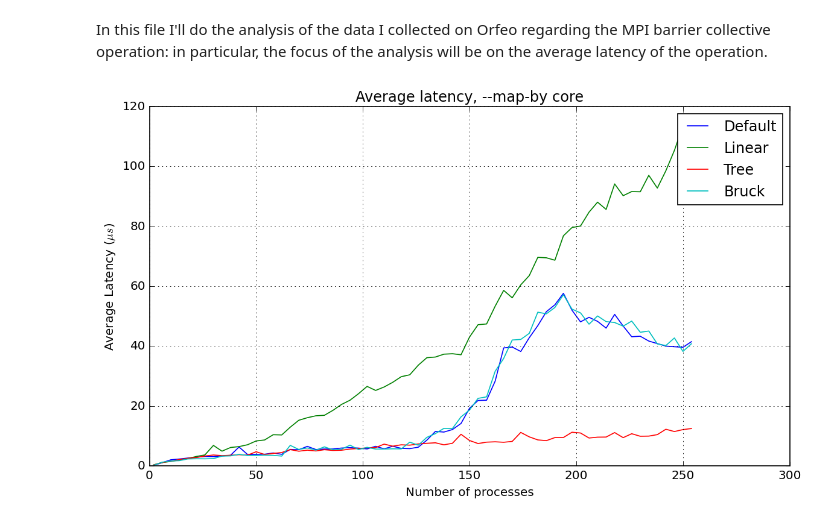
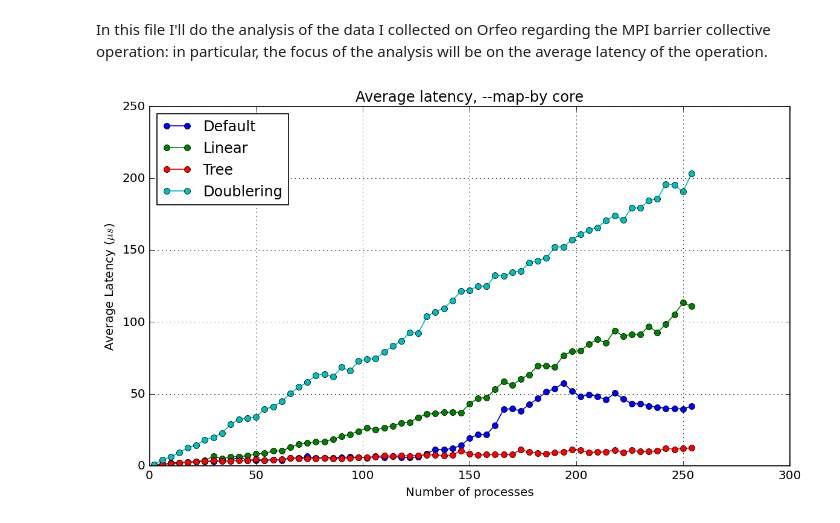
Before and after one commit to PieroZ01/High_Performance_Computing_Assignment, a Jupyter notebook: exercise1/Solution/barrier/barrier_data_analysis.ipynb, the cells around one changed output. Cells and saved outputs as stored; diff of their text form; code cells hidden in the pictures.

Commit message:
Completed barrier analysis

```diff
--- a/exercise1/Solution/barrier/barrier_data_analysis.ipynb
+++ b/exercise1/Solution/barrier/barrier_data_analysis.ipynb
@@ -12,9 +12,10 @@ barrier_default = pd.read_csv("./Results/barrier_default.csv")
 barrier_linear = pd.read_csv("./Results/barrier_linear.csv")
 barrier_tree = pd.read_csv("./Results/barrier_tree.csv")
 barrier_bruck = pd.read_csv("./Results/barrier_bruck.csv")
+barrier_doublering = pd.read_csv("./Results/barrier_doublering.csv")
 
 # Bind the data together in a single dataframe
-barrier_results = pd.concat([barrier_default, barrier_linear, barrier_tree, barrier_bruck])
+barrier_results = pd.concat([barrier_default, barrier_linear, barrier_tree, barrier_bruck, barrier_doublering])
 
 # Convert the Processes and Latency columns to int
 barrier_results["Processes"] = barrier_results["Processes"].astype(int)
@@ -34,37 +35,38 @@ def algorithm_comparison(plot, i, map):
     if current_barrier.empty:
         print("Invalid map allocation")
         return
 
     # Select the columns to plot
     x = current_barrier["Processes"].unique()
     y_default = current_barrier[current_barrier["Algorithm"] == "Default"]["Latency"]
     y_linear = current_barrier[current_barrier["Algorithm"] == "Linear"]["Latency"]
     y_tree = current_barrier[current_barrier["Algorithm"] == "Tree"]["Latency"]
-    y_bruck = current_barrier[current_barrier["Algorithm"] == "Bruck"]["Latency"]
+    y_doublering = current_barrier[current_barrier["Algorithm"] == "DoubleRing"]["Latency"]
 
     # Create a 2D plot
     ax = plot.add_subplot(1, 1, i+1)
 
     # Plot the data and set the labels
-    ax.plot(x, y_default, label="Default")
-    ax.plot(x, y_linear, label="Linear")
-    ax.plot(x, y_tree, label="Tree")
-    ax.plot(x, y_bruck, label="Bruck")
+    ax.plot(x, y_default, label="Default", marker="o")
+    ax.plot(x, y_linear, label="Linear", marker="o")
+    ax.plot(x, y_tree, label="Tree", marker="o")
+    ax.plot(x, y_doublering, label="Doublering", marker="o")
     ax.set_xlabel("Number of processes")
     ax.set_ylabel("Average Latency ($\mu s$)")
     ax.set_title(f"Average latency, --map-by {map}")
     ax.legend()
+    ax.legend(loc="upper left")
     plt.grid(True)
 
 # Create a single figure to plot the results
-plt.style.use('classic')
+plt.style.use("classic")
 plot = plt.figure(figsize=(10, 6), dpi=120, facecolor='w', edgecolor='k')
 
 # Plot the results
 algorithm_comparison(plot, 0, "core")
 
 # Fix the layout and show the plot
 plt.tight_layout()
 plt.show()
 # %% [output]
-[figure, old version]
+[figure, new version]
```
Also changed, not shown: parts of 5 cells of this notebook, 1 other file.
